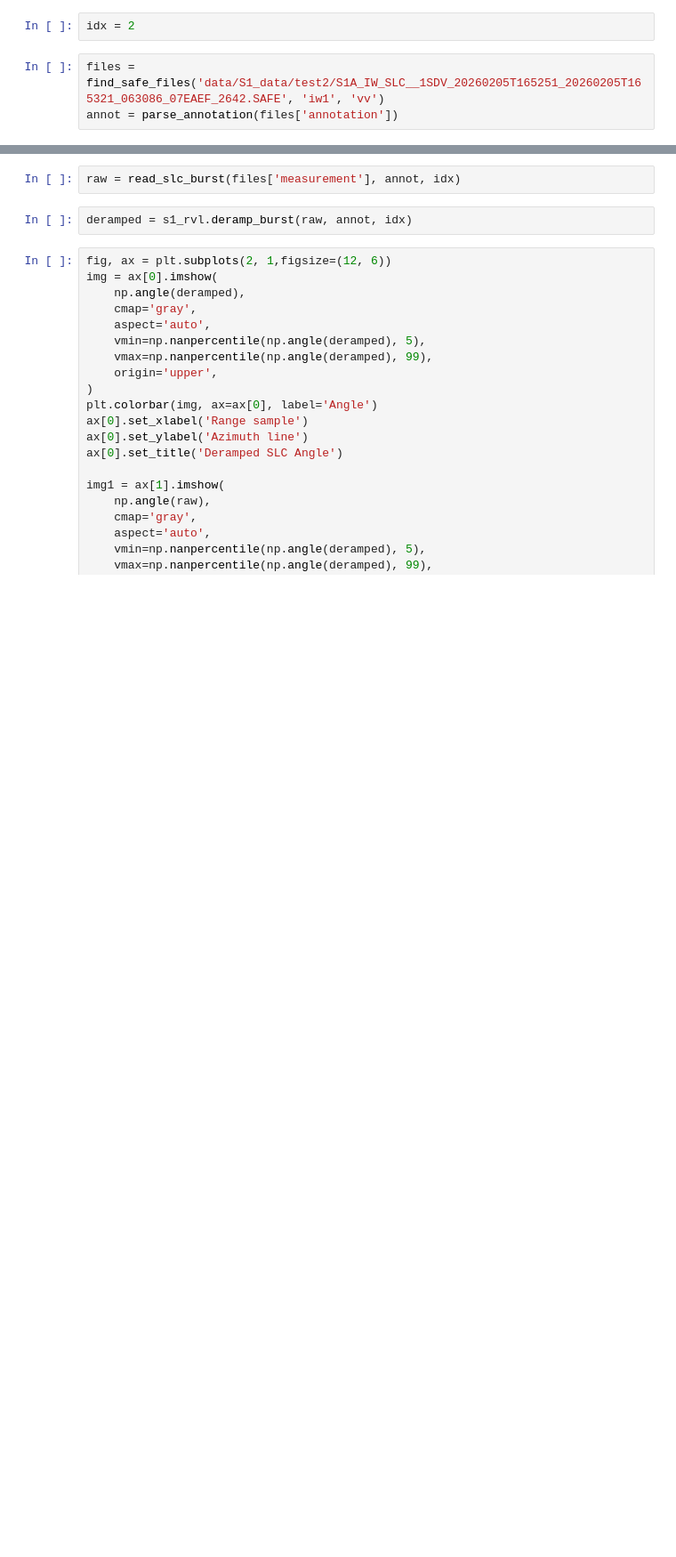
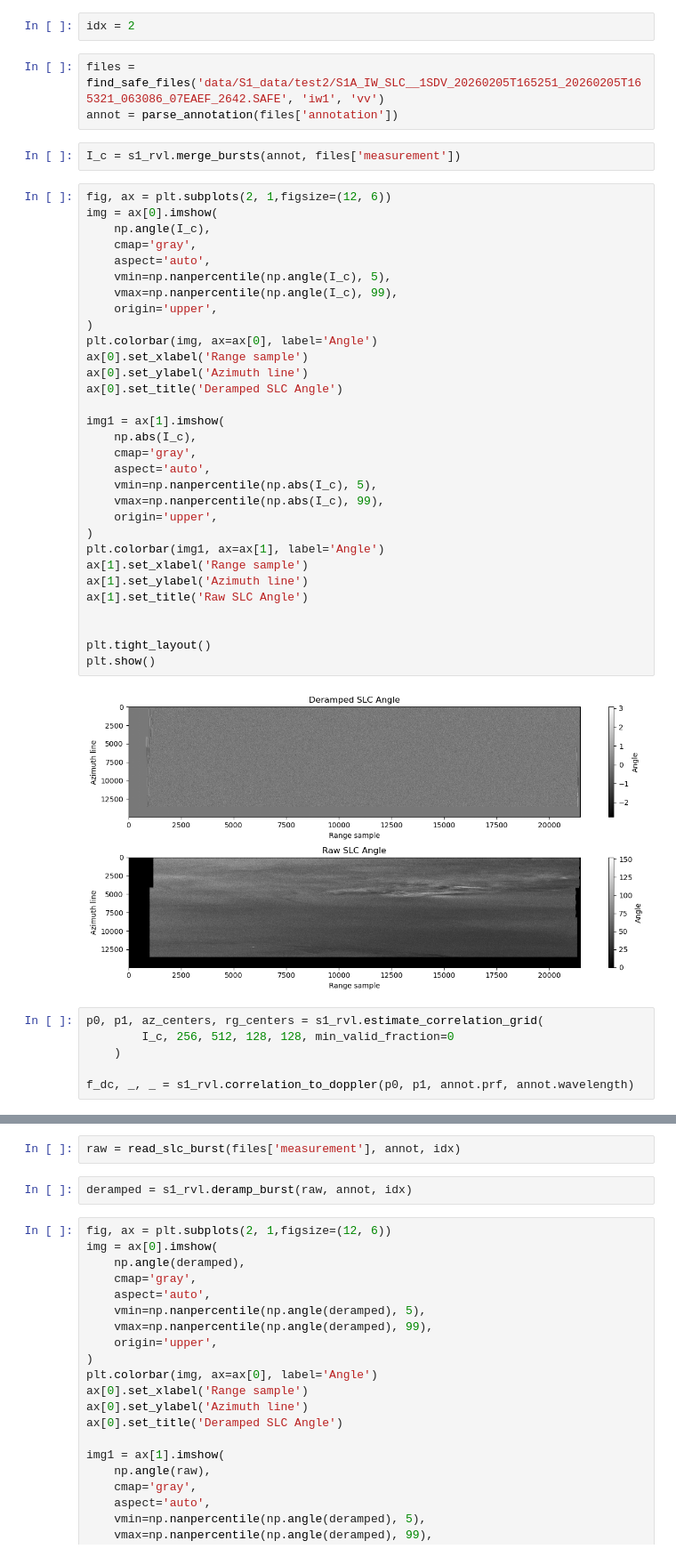
Before and after one commit to oscipal/ocean_current_retrieval, a Jupyter notebook: notebooks/s1_ocn_safe.ipynb, the cells around one changed output, grey strips where cells are left out. Shown at 89% size. Cells and saved outputs as stored; diff of their text form; blank space fills up the shorter version.

```diff
--- a/notebooks/s1_ocn_safe.ipynb
+++ b/notebooks/s1_ocn_safe.ipynb
@@ -17,3 +17,44 @@ idx = 2
 # %%
 files = find_safe_files('data/S1_data/test2/S1A_IW_SLC__1SDV_20260205T165251_20260205T165321_063086_07EAEF_2642.SAFE', 'iw1', 'vv')
 annot = parse_annotation(files['annotation'])
+# %%
+I_c = s1_rvl.merge_bursts(annot, files['measurement'])
+# %%
+fig, ax = plt.subplots(2, 1,figsize=(12, 6))
+img = ax[0].imshow(
+    np.angle(I_c),
+    cmap='gray',
+    aspect='auto',
+    vmin=np.nanpercentile(np.angle(I_c), 5),
+    vmax=np.nanpercentile(np.angle(I_c), 99),
+    origin='upper',
+)
+plt.colorbar(img, ax=ax[0], label='Angle')
+ax[0].set_xlabel('Range sample')
+ax[0].set_ylabel('Azimuth line')
+ax[0].set_title('Deramped SLC Angle')
+
+img1 = ax[1].imshow(
+    np.abs(I_c),
+    cmap='gray',
+    aspect='auto',
+    vmin=np.nanpercentile(np.abs(I_c), 5),
+    vmax=np.nanpercentile(np.abs(I_c), 99),
+    origin='upper',
+)
+plt.colorbar(img1, ax=ax[1], label='Angle')
+ax[1].set_xlabel('Range sample')
+ax[1].set_ylabel('Azimuth line')
+ax[1].set_title('Raw SLC Angle')
+
+
+plt.tight_layout()
+plt.show()
+# %% [output]
+[figure, added]
+# %%
+p0, p1, az_centers, rg_centers = s1_rvl.estimate_correlation_grid(
+        I_c, 256, 512, 128, 128, min_valid_fraction=0
+    )
+
+f_dc, _, _ = s1_rvl.correlation_to_doppler(p0, p1, annot.prf, annot.wavelength)
```
Also changed, not shown: parts of 2 cells of this notebook, 14 other files.
